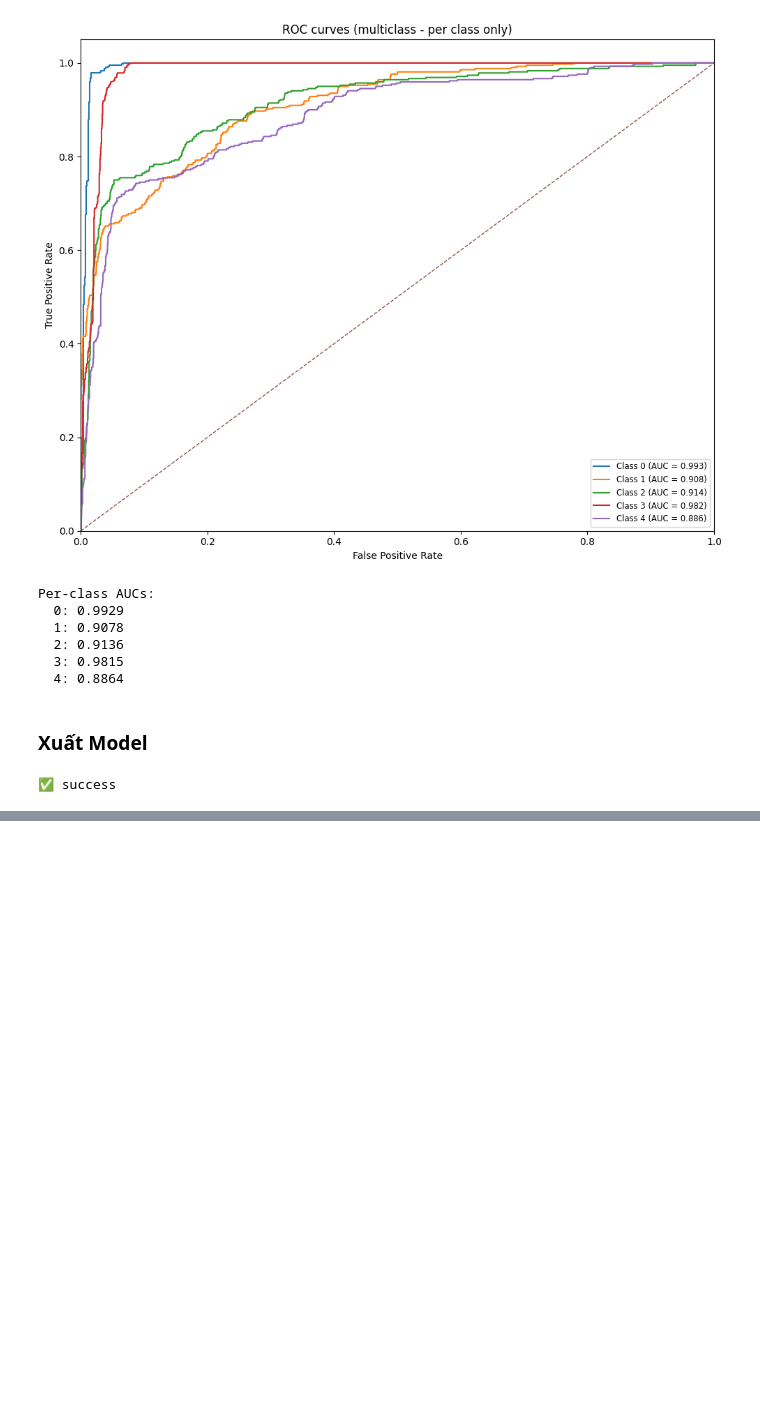
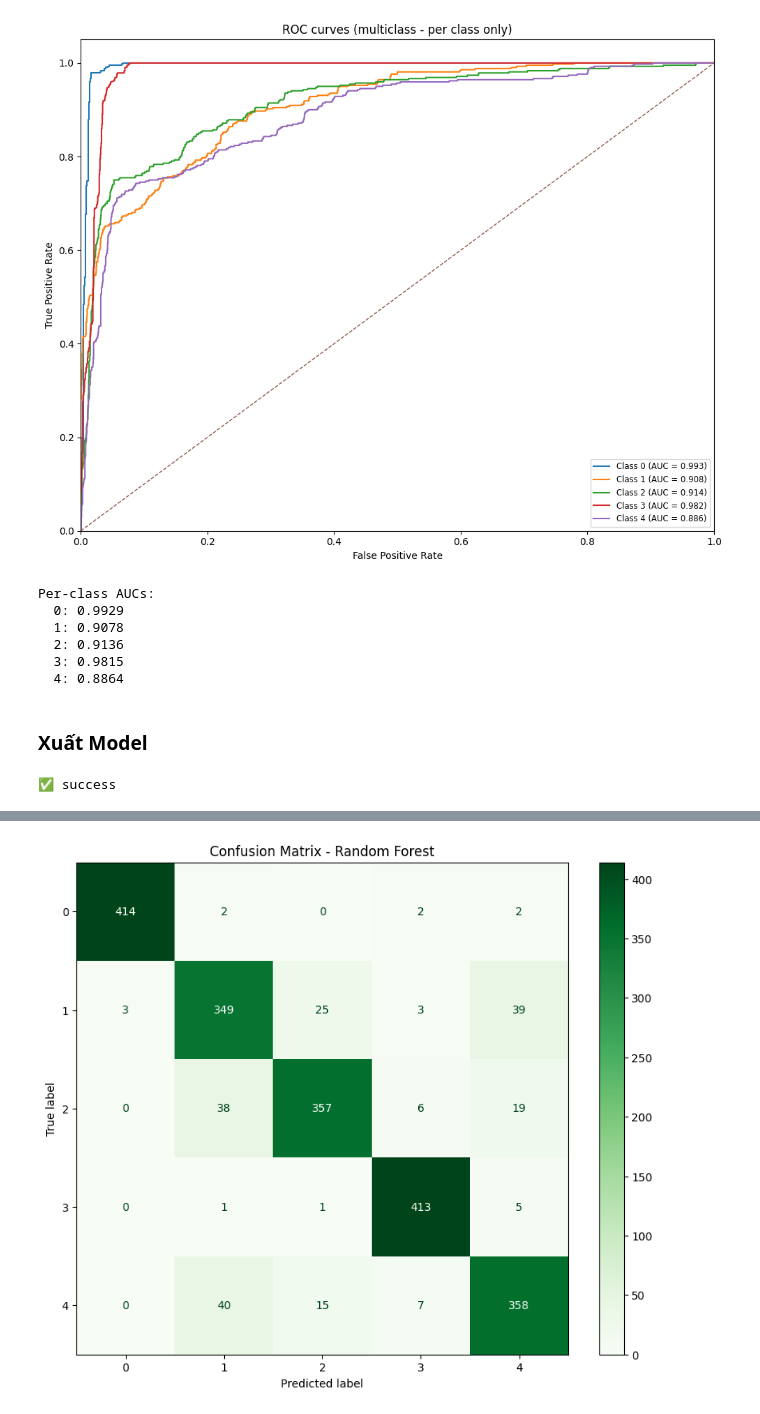
Before and after one commit to VVBA-company/breast-ai, a Jupyter notebook: main.ipynb, the cells around one changed output, grey strips where cells are left out. Saved outputs shown, nothing was run; the diff lists cells and outputs as text; code cells hidden in the pictures; blank space fills up the shorter version.

Commit message:
add model random forest

```diff
--- a/main.ipynb
+++ b/main.ipynb
@@ -616,3 +616,85 @@ joblib.dump(best_pipe, "model_v2/best_model.pkl")
 print("✅ success")
 # %% [output]
 ✅ success
+# %%
+# ==========================================
+# HUẤN LUYỆN RANDOM FOREST
+# ==========================================
+
+### 11. Huấn luyện Random Forest
+# (Tận dụng X_train, y_train đã xử lý ở các bước trên)
+
+from sklearn.ensemble import RandomForestClassifier
+
+# --- A. Thiết lập Pipeline cho Random Forest ---
+rf_pipe = ImbPipeline([
+    ("scaler", StandardScaler()),
+    ("rf", RandomForestClassifier(random_state=RANDOM_STATE, class_weight="balanced"))
+])
+
+# --- B. Thiết lập Grid Search để tìm tham số tốt nhất ---
+rf_param_grid = {
+    "rf__n_estimators": [100, 200],      # Số lượng cây
+    "rf__max_depth": [None, 10, 20],     # Độ sâu tối đa của cây
+    "rf__min_samples_leaf": [1, 2]       # Số mẫu tối thiểu tại lá
+}
+
+print("\n-------------------------------------------")
+print("⏳ Đang huấn luyện Random Forest (GridSearch)...")
+rf_grid = GridSearchCV(
+    rf_pipe,
+    rf_param_grid,
+    cv=StratifiedKFold(n_splits=CV, shuffle=True, random_state=RANDOM_STATE),
+    scoring="f1_macro",
+    n_jobs=-1,
+    verbose=1
+)
+
+rf_grid.fit(X_train, y_train)
+
+print("✅ Best RF params:", rf_grid.best_params_)
+best_rf_pipe = rf_grid.best_estimator_
+
+# --- C. Đánh giá mô hình trên tập Test ---
+y_pred_rf = best_rf_pipe.predict(X_test)
+
+print("\n=== KẾT QUẢ RANDOM FOREST ===")
+print("Test Accuracy:", accuracy_score(y_test, y_pred_rf))
+print("Classification Report:\n", classification_report(y_test, y_pred_rf, digits=4))
+
+# --- D. Vẽ Confusion Matrix cho Random Forest ---
+import matplotlib.pyplot as plt
+from sklearn.metrics import ConfusionMatrixDisplay
+
+plt.figure(figsize=(10, 8))
+# Vẽ ma trận nhầm lẫn
+ConfusionMatrixDisplay.from_predictions(y_test, y_pred_rf, cmap="Greens", ax=plt.gca())
+plt.title("Confusion Matrix - Random Forest")
+plt.show()
+
+# --- E. Trực quan hóa Feature Importance ---
+# Xem yếu tố nào quan trọng nhất
+import pandas as pd
+import seaborn as sns
+
+# Lấy bước 'rf' từ pipeline ra để xem feature importance
+rf_model_final = best_rf_pipe.named_steps['rf']
+importances = rf_model_final.feature_importances_
+feature_names = X.columns
+
+# Tạo bảng dữ liệu để vẽ
+feat_imp_df = pd.DataFrame({'Feature': feature_names, 'Importance': importances})
+feat_imp_df = feat_imp_df.sort_values(by='Importance', ascending=False)
+
+plt.figure(figsize=(10, 6))
+sns.barplot(data=feat_imp_df.head(15), x='Importance', y='Feature', palette="viridis")
+plt.title("Top 15 Feature Importances (Random Forest)")
+plt.xlabel("Mức độ quan trọng")
+plt.tight_layout()
+plt.show()
+
+# --- F. Lưu model Random Forest ---
+rf_out_path = os.path.join(OUT_DIR, "best_model_random_forest.pkl")
+joblib.dump(best_rf_pipe, rf_out_path)
+print(f"✅ Đã lưu model Random Forest tại: {rf_out_path}")
+# %% [output]
@@ -618,0 +720 @@ print("✅ success")
+[figure, added]
```
Also changed, not shown: parts of 1 cell of this notebook, 9 other files.
